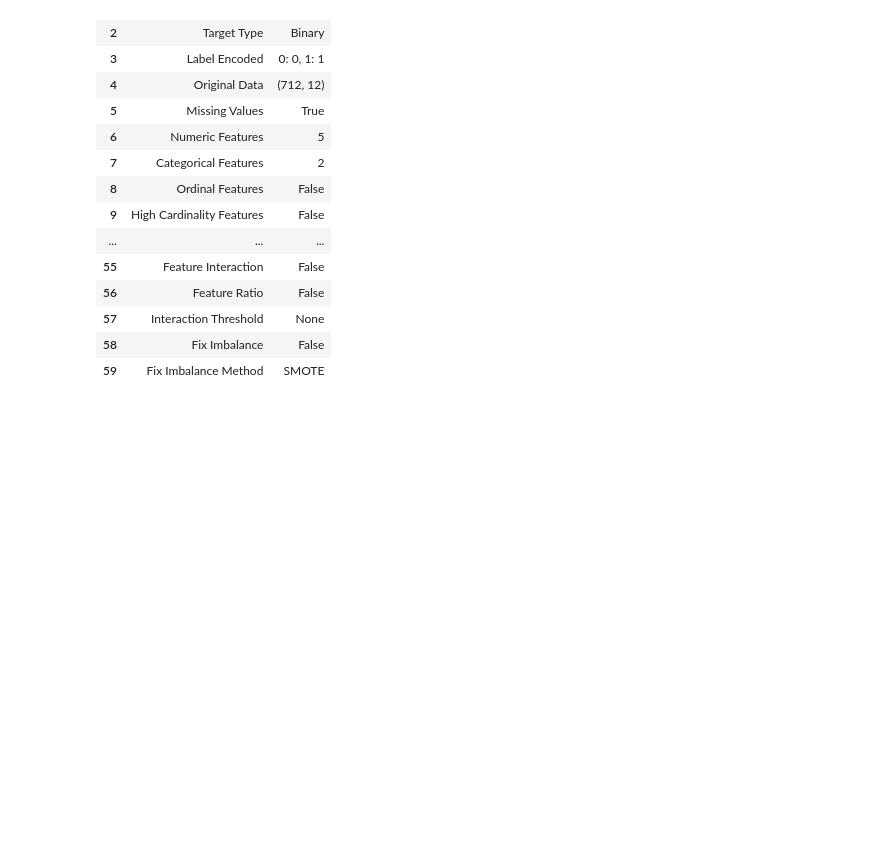
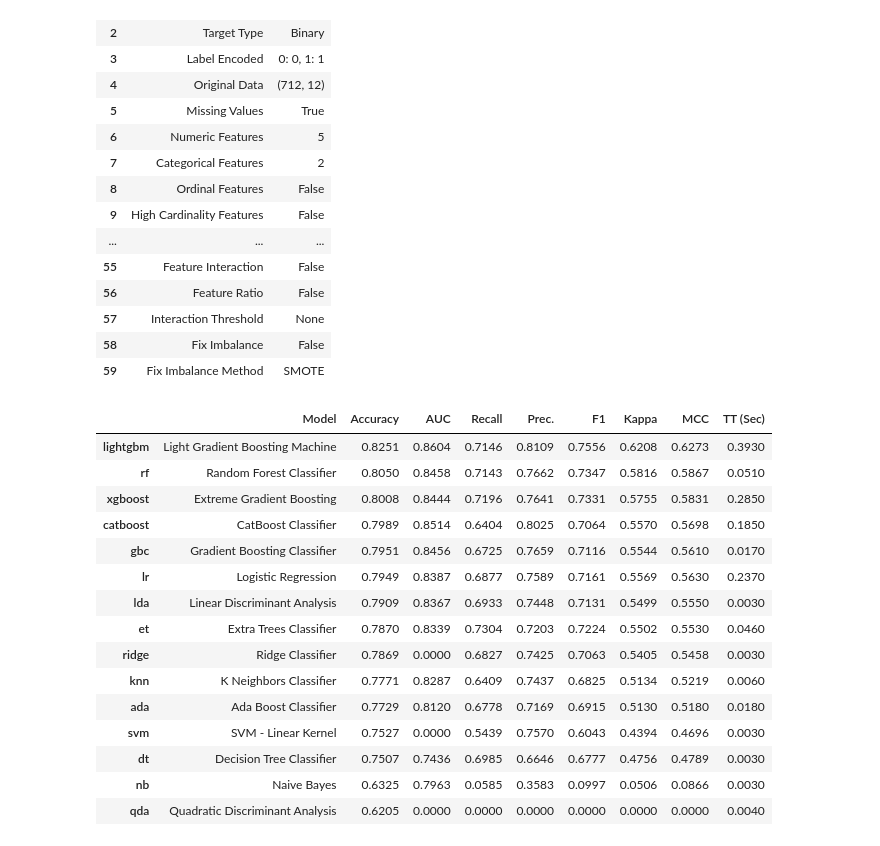
Before and after one commit to def-gthill/data-practice, a Jupyter notebook: titanic-pycaret/simple.ipynb, the cells around one changed output. Cells and saved outputs as stored; diff of their text form; code cells hidden in the pictures; blank space fills up the shorter version.

```diff
--- a/titanic-pycaret/simple.ipynb
+++ b/titanic-pycaret/simple.ipynb
@@ -32,3 +32,22 @@ config = clf.setup(
 | 57 | Interaction Threshold | None |
 | 58 | Fix Imbalance | False |
 | 59 | Fix Imbalance Method | SMOTE |
+# %%
+comparison = clf.compare_models()
+# %% [output]
+|  | Model | Accuracy | AUC | Recall | Prec. | F1 | Kappa | MCC | TT (Sec) |
+| lightgbm | Light Gradient Boosting Machine | 0.8251 | 0.8604 | 0.7146 | 0.8109 | 0.7556 | 0.6208 | 0.6273 | 0.3930 |
+| rf | Random Forest Classifier | 0.8050 | 0.8458 | 0.7143 | 0.7662 | 0.7347 | 0.5816 | 0.5867 | 0.0510 |
+| xgboost | Extreme Gradient Boosting | 0.8008 | 0.8444 | 0.7196 | 0.7641 | 0.7331 | 0.5755 | 0.5831 | 0.2850 |
+| catboost | CatBoost Classifier | 0.7989 | 0.8514 | 0.6404 | 0.8025 | 0.7064 | 0.5570 | 0.5698 | 0.1850 |
+| gbc | Gradient Boosting Classifier | 0.7951 | 0.8456 | 0.6725 | 0.7659 | 0.7116 | 0.5544 | 0.5610 | 0.0170 |
+| lr | Logistic Regression | 0.7949 | 0.8387 | 0.6877 | 0.7589 | 0.7161 | 0.5569 | 0.5630 | 0.2370 |
+| lda | Linear Discriminant Analysis | 0.7909 | 0.8367 | 0.6933 | 0.7448 | 0.7131 | 0.5499 | 0.5550 | 0.0030 |
+| et | Extra Trees Classifier | 0.7870 | 0.8339 | 0.7304 | 0.7203 | 0.7224 | 0.5502 | 0.5530 | 0.0460 |
+| ridge | Ridge Classifier | 0.7869 | 0.0000 | 0.6827 | 0.7425 | 0.7063 | 0.5405 | 0.5458 | 0.0030 |
+| knn | K Neighbors Classifier | 0.7771 | 0.8287 | 0.6409 | 0.7437 | 0.6825 | 0.5134 | 0.5219 | 0.0060 |
+| ada | Ada Boost Classifier | 0.7729 | 0.8120 | 0.6778 | 0.7169 | 0.6915 | 0.5130 | 0.5180 | 0.0180 |
+| svm | SVM - Linear Kernel | 0.7527 | 0.0000 | 0.5439 | 0.7570 | 0.6043 | 0.4394 | 0.4696 | 0.0030 |
+| dt | Decision Tree Classifier | 0.7507 | 0.7436 | 0.6985 | 0.6646 | 0.6777 | 0.4756 | 0.4789 | 0.0030 |
+| nb | Naive Bayes | 0.6325 | 0.7963 | 0.0585 | 0.3583 | 0.0997 | 0.0506 | 0.0866 | 0.0030 |
+| qda | Quadratic Discriminant Analysis | 0.6205 | 0.0000 | 0.0000 | 0.0000 | 0.0000 | 0.0000 | 0.0000 | 0.0040 |
```
Also changed, not shown: parts of 8 cells of this notebook, 1 other file.
